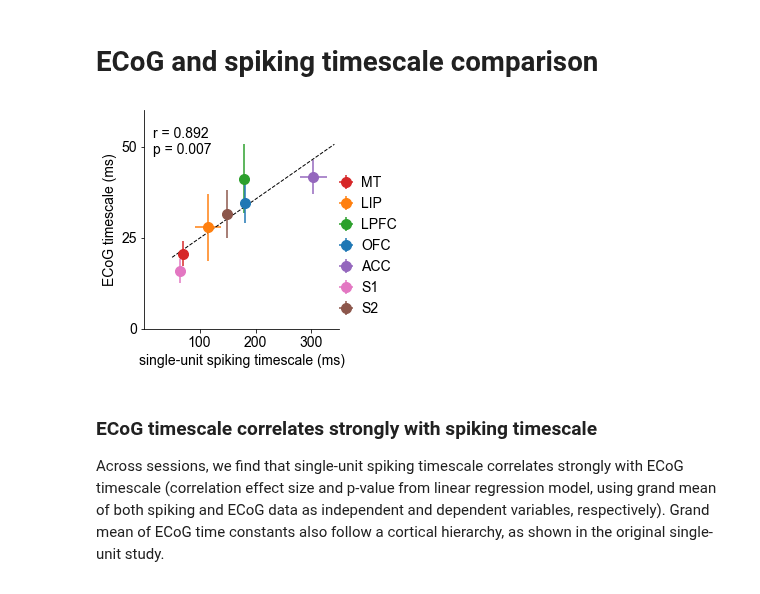
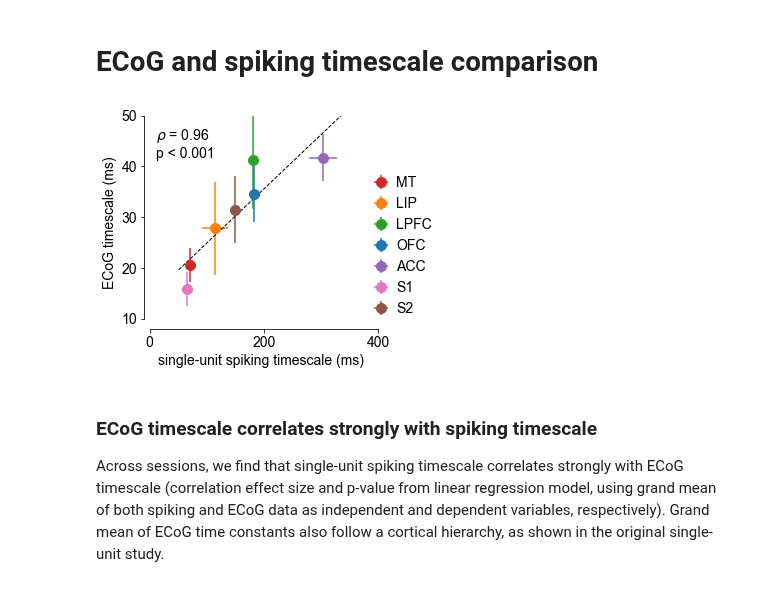
Before and after one commit to rdgao/field-echos, a Jupyter notebook: notebooks/2b_viz_NeuroTycho-SU.ipynb, the cells around one changed output. Cells and saved outputs as stored; diff of their text form; code cells hidden in the pictures.

Commit message:
made monkey plot axes nice

```diff
--- a/notebooks/2b_viz_NeuroTycho-SU.ipynb
+++ b/notebooks/2b_viz_NeuroTycho-SU.ipynb
@@ -55,7 +55,7 @@ Spiking timescales are taken directly from Figure 1 of Murray et al., 2014 and a
 # %%
 # get mean population time constants, values grabbed from Murray et al., 2014
 cell_ts = {'MT':[77.,64.], 'LIP':[138., 91.], 'LPFC':[184.,180.,195.,162.], 'OFC':[176.,188.], 'ACC':[313.,340.,257.], 'S1':[65.], 'S2':[149.]}
-cell_ts_avg = {k: np.array([np.mean(np.array(v)/1e3), stats.sem(np.array(v)/1e3)]) for k,v in cell_ts.items()}
+cell_ts_avg = {k: np.array([np.mean(np.array(v)), stats.sem(np.array(v))]) for k,v in cell_ts.items()}
 
 # electrode indices for each of the corresponding areas in each monkey
 loc_inds_chibi = {'MT':[3,4,109], 'LIP':[10,11], 'LPFC':[14,15,25,26], 'OFC':[23,34,45], 'ACC':[52,57,58,59], 'S1':[9,19], 'S2':[95,108]}
@@ -75,46 +75,50 @@ cond_query = 'EyesOpen'
 df_cond = df_combined[df_combined['cond']==cond_query]
 
 # plot
-plt.figure(figsize=(4.5,4))
+plt.figure(figsize=(5,4))
 ecog_ts_avg = {}
 
 # plot per session average across electrodes
 for i, k in enumerate(cell_ts.keys()):
     sesh_mkrs = [] # hack to save the session marker for next plot
     ecog_ts_avg[k] = []
     for s in df_cond['session_id'].unique():
         df_sesh = df_cond[df_cond['session_id']==s]
         patient = df_sesh['patient'].iloc[0]
 
         # loc_inds has the ecog electrode indices that fall into each area
         region_inds = loc_inds[patient][k]
         marker = 's' if patient == 'George' else '^'
         sesh_mkrs.append(marker)
-        ecog_ts_sess_avg = df_sesh.loc[df_sesh['chan'].isin(region_inds)].mean()[feature]
+        ecog_ts_sess_avg = df_sesh.loc[df_sesh['chan'].isin(region_inds)].mean()[feature]*1e3 # use ms
         ecog_ts_avg[k].append(ecog_ts_sess_avg)
-        #plt.plot(cell_ts_avg[k][0], ecog_ts_sess_avg, marker,color=C_ORD[area_ord[i]], ms=6, mfc='w', alpha=0.5)
 
 # plot grand average
 for i,k in enumerate(cell_ts.keys()):
     plt.errorbar(cell_ts_avg[k][0], np.mean(ecog_ts_avg[k]), xerr=cell_ts_avg[k][1], yerr=stats.sem(ecog_ts_avg[k]), fmt='o', color=C_ORD[area_ord[i]], ms=10, label=k)
 
 # fit & plot line
 ts_mat = np.array([(cell_ts_avg[k][0], np.mean(ecog_ts_avg[k])) for k in cell_ts.keys()])
 m,b,r,pv,stderr = stats.linregress(ts_mat)
 XL = np.array(plt.xlim())
-plt.yticks(np.arange(0,100,25)/1000, np.arange(0,100,25))
-plt.xticks(np.arange(100,400,100)/1000, np.arange(100,400,100))
-plt.plot(XL,XL*m+b, 'k--', lw=1)
-s = echo_utils.sig_str(r,pv, form='text', corr_letter='r')
+plt.plot(XL, m*XL+b, 'k--', lw=1)
+
+rho, pv = stats.spearmanr(ts_mat[:,0], ts_mat[:,1])
+s = echo_utils.sig_str(rho, pv, form='text')
 plt.annotate(s, xy=(0.05, 0.8), xycoords='axes fraction')
-plt.xlim([0.0,0.35]); plt.ylim([0,0.06])
+
+plt.tick_params('x', which='minor', bottom=False, labelbottom=False)
+plt.tick_params('y', which='minor', left=False, labelleft=False)
+plt.xlim([-10,400]);plt.ylim([8,50]);
+echo_utils.set_ticks_truncate_axes(xt=([0, 200, 400], None), yt=(np.arange(10,60,10), None))
 
 plt.legend(loc='lower left', bbox_to_anchor= (0.9, 0), ncol=1, frameon=False, handletextpad=0.05)
 plt.xlabel('single-unit spiking timescale (ms)');plt.ylabel('ECoG timescale (ms)'); #plt.title(cond_query)
 despine(); plt.tight_layout()
+
 if save_plot: plt.savefig(fig_path%('tau_ECoGSpike_'+cond_query), bbox_inches='tight')
 # %% [output]
-[figure, old version]
+[figure, new version]
 # %% [markdown]
 ### ECoG timescale correlates strongly with spiking timescale
 Across sessions, we find that single-unit spiking timescale correlates strongly with ECoG timescale (correlation effect size and p-value from linear regression model, using grand mean of both spiking and ECoG data as independent and dependent variables, respectively). Grand mean of ECoG time constants also follow a cortical hierarchy, as shown in the original single-unit study.
```
Also changed, not shown: parts of 1 cell of this notebook, 14 other files.
